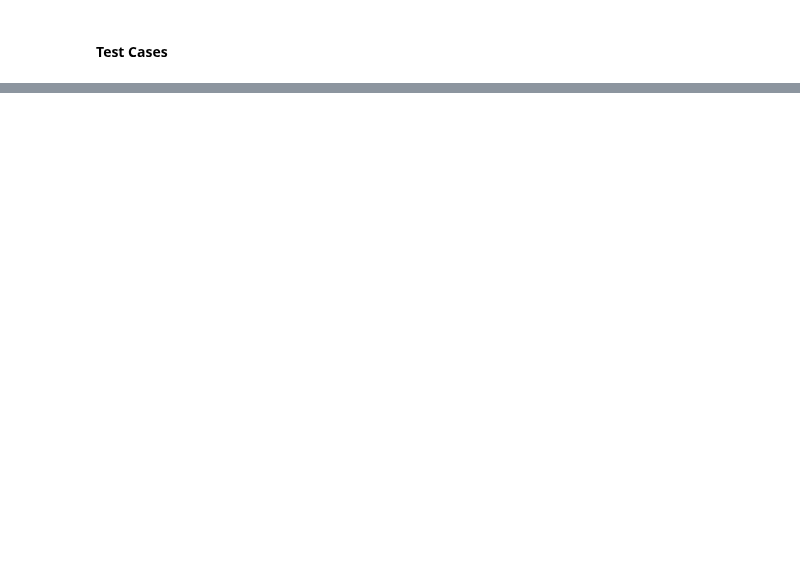
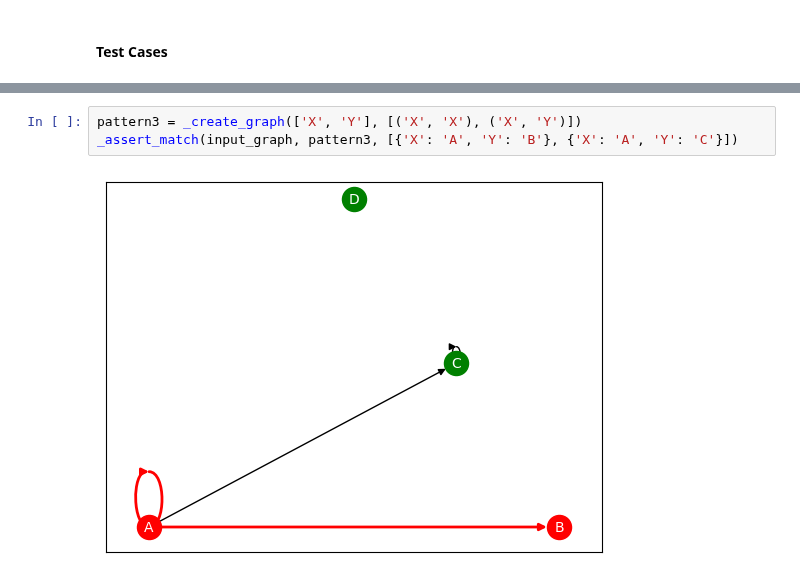
Before and after one commit to DeanLight/graph_rewrite, a Jupyter notebook: nbs/03_matcher.ipynb, the cells around one changed output, grey strips where cells are left out. Drawn from its saved outputs; the diff is of its cells as text; blank space fills up the shorter version.

```diff
--- a/nbs/03_matcher.ipynb
+++ b/nbs/03_matcher.ipynb
@@ -233,0 +234,5 @@ assert _test_match(input_graph, pattern7, [{'X': 'A', 'Y': 'C', 'Z': 'D'},
+# %%
+pattern3 = _create_graph(['X', 'Y'], [('X', 'X'), ('X', 'Y')])
+_assert_match(input_graph, pattern3, [{'X': 'A', 'Y': 'B'}, {'X': 'A', 'Y': 'C'}])
+# %% [output]
+[figure, added]
```
Also changed, not shown: parts of 12 cells of this notebook, 7 other files.
